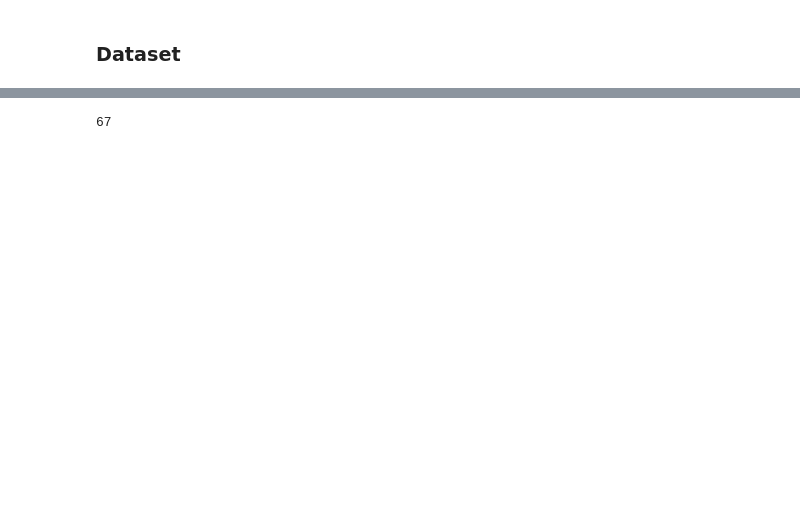
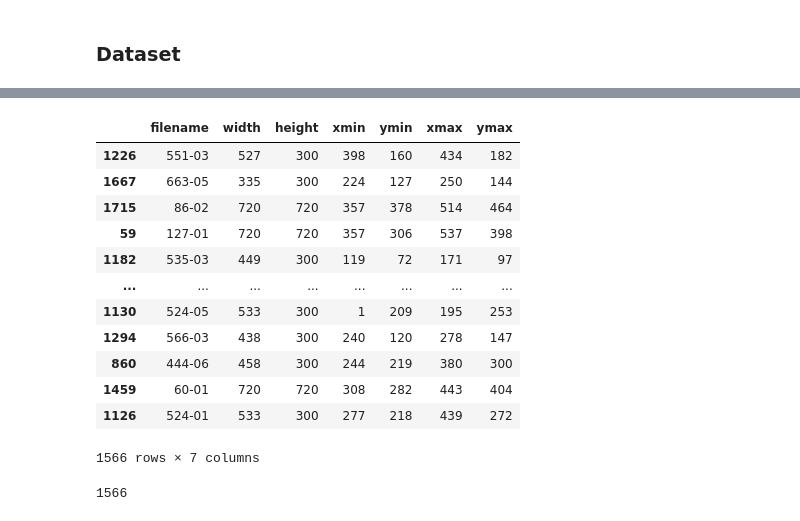
Before and after one commit to camilus77/Pothole_detection_CV_Project, a Jupyter notebook: notebooks/pothole_detection.ipynb, the cells around one changed output, grey strips where cells are left out. Cells and saved outputs as stored; diff of their text form; code cells hidden in the pictures; blank space fills up the shorter version.

```diff
--- a/notebooks/pothole_detection.ipynb
+++ b/notebooks/pothole_detection.ipynb
@@ -222,5 +260,21 @@ plt.imshow(bnd_box_img)
 # %%
 train_df, valid_df = train_test_split(labels_df,test_size=0.10,random_state=42)
+# %%
+train_df
+# %% [output]
+|  | filename | width | height | xmin | ymin | xmax | ymax |
+| 1226 | 551-03 | 527 | 300 | 398 | 160 | 434 | 182 |
+| 1667 | 663-05 | 335 | 300 | 224 | 127 | 250 | 144 |
+| 1715 | 86-02 | 720 | 720 | 357 | 378 | 514 | 464 |
+| 59 | 127-01 | 720 | 720 | 357 | 306 | 537 | 398 |
+| 1182 | 535-03 | 449 | 300 | 119 | 72 | 171 | 97 |
+| ... | ... | ... | ... | ... | ... | ... | ... |
+| 1130 | 524-05 | 533 | 300 | 1 | 209 | 195 | 253 |
+| 1294 | 566-03 | 438 | 300 | 240 | 120 | 278 | 147 |
+| 860 | 444-06 | 458 | 300 | 244 | 219 | 380 | 300 |
+| 1459 | 60-01 | 720 | 720 | 308 | 282 | 443 | 404 |
+| 1126 | 524-01 | 533 | 300 | 277 | 218 | 439 | 272 |
+1566 rows × 7 columns
 # %%
 import albumentations as A
 # %%
@@ -266,9 +323,9 @@ class PotholeDataset(torch.utils.data.Dataset):
 trainset = PotholeDataset(train_df,train_augs)
 validset = PotholeDataset(valid_df,valid_augs)
 # %%
-len(validset)
+len(trainset)
 # %% [output]
-67
+1566
 # %%
 img, bbox = trainset[0]
 
```
Also changed, not shown: parts of 27 cells of this notebook, 1 other file.
